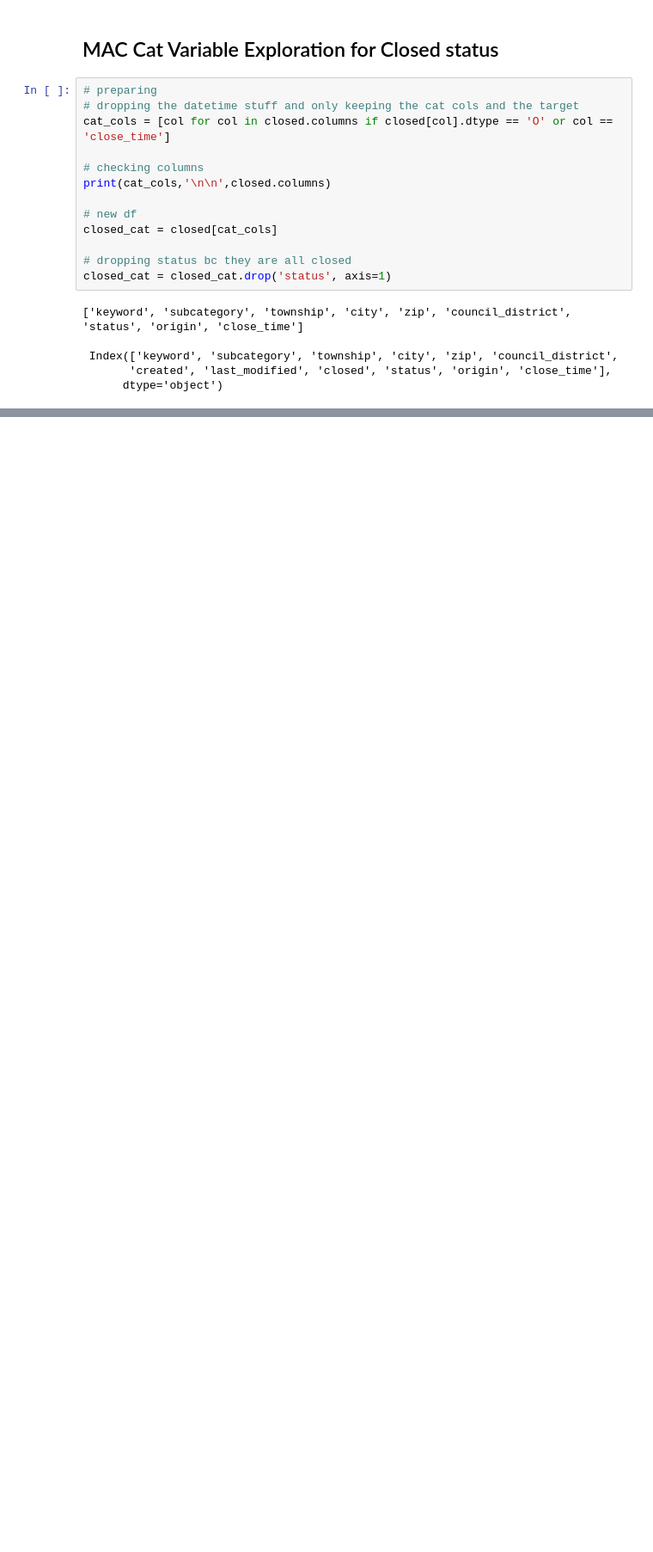
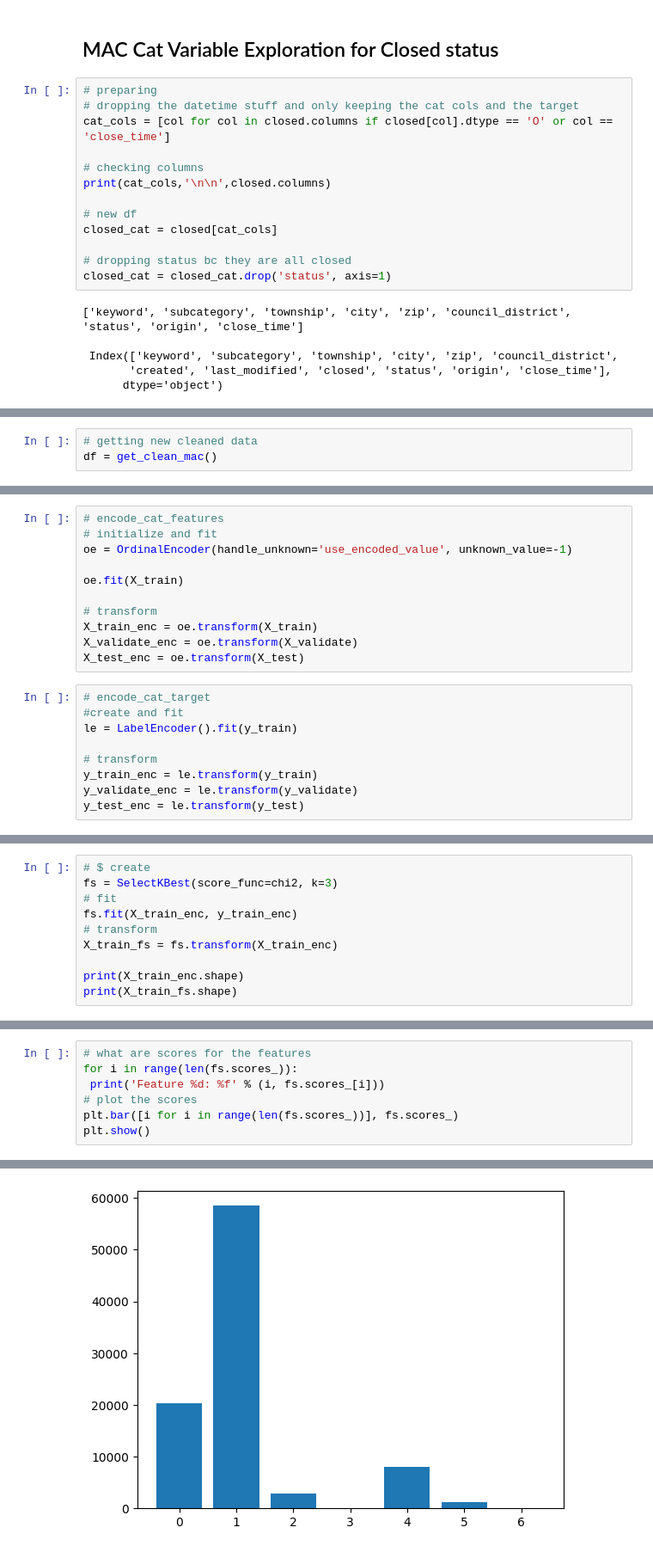
Before and after one commit to aaron-mv-moore/indy-action-time, a Jupyter notebook: work-notebooks/01_working_explore.ipynb, the cells around one changed output, grey strips where cells are left out. Shown at 86% size. Drawn from its saved outputs; the diff is of its cells as text; blank space fills up the shorter version.

```diff
--- a/work-notebooks/01_working_explore.ipynb
+++ b/work-notebooks/01_working_explore.ipynb
@@ -249,0 +401,3 @@ Univariate assessment of feature council_district:
+# %%
+# getting new cleaned data
+df = get_clean_mac()
@@ -249,0 +428,20 @@ Univariate assessment of feature council_district:
+# %%
+# encode_cat_features
+# initialize and fit
+oe = OrdinalEncoder(handle_unknown='use_encoded_value', unknown_value=-1)
+
+oe.fit(X_train)
+
+# transform
+X_train_enc = oe.transform(X_train)
+X_validate_enc = oe.transform(X_validate)
+X_test_enc = oe.transform(X_test)
+# %%
+# encode_cat_target
+#create and fit
+le = LabelEncoder().fit(y_train)
+
+# transform
+y_train_enc = le.transform(y_train)
+y_validate_enc = le.transform(y_validate)
+y_test_enc = le.transform(y_test)
@@ -249,0 +450,10 @@ Univariate assessment of feature council_district:
+# %%
+# $ create
+fs = SelectKBest(score_func=chi2, k=3)
+# fit
+fs.fit(X_train_enc, y_train_enc)
+# transform
+X_train_fs = fs.transform(X_train_enc)
+
+print(X_train_enc.shape)
+print(X_train_fs.shape)
@@ -249,0 +463,8 @@ Univariate assessment of feature council_district:
+# %%
+# what are scores for the features
+for i in range(len(fs.scores_)):
+ print('Feature %d: %f' % (i, fs.scores_[i]))
+# plot the scores
+plt.bar([i for i in range(len(fs.scores_))], fs.scores_)
+plt.show()
+# %% [output]
@@ -249,0 +478 @@ Univariate assessment of feature council_district:
+[figure, added]
```
Also changed, not shown: parts of 30 cells of this notebook.
